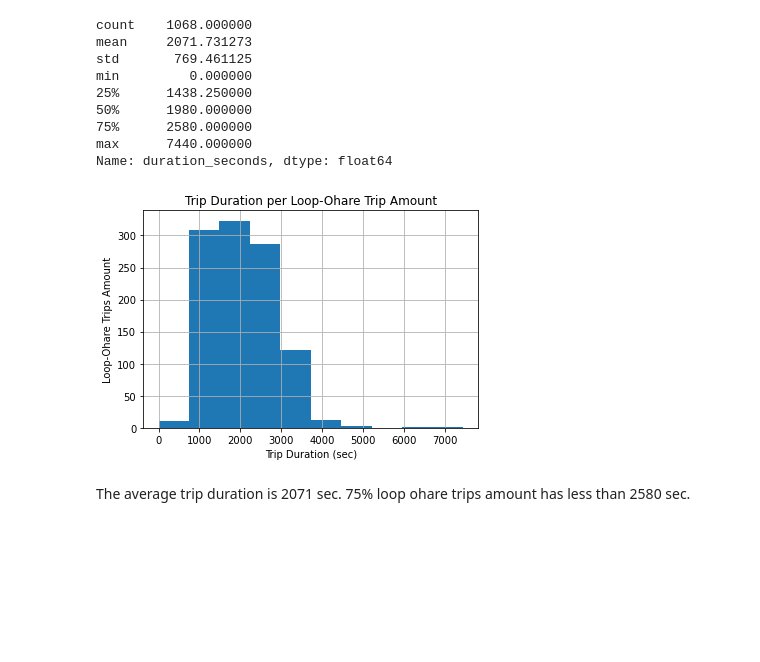
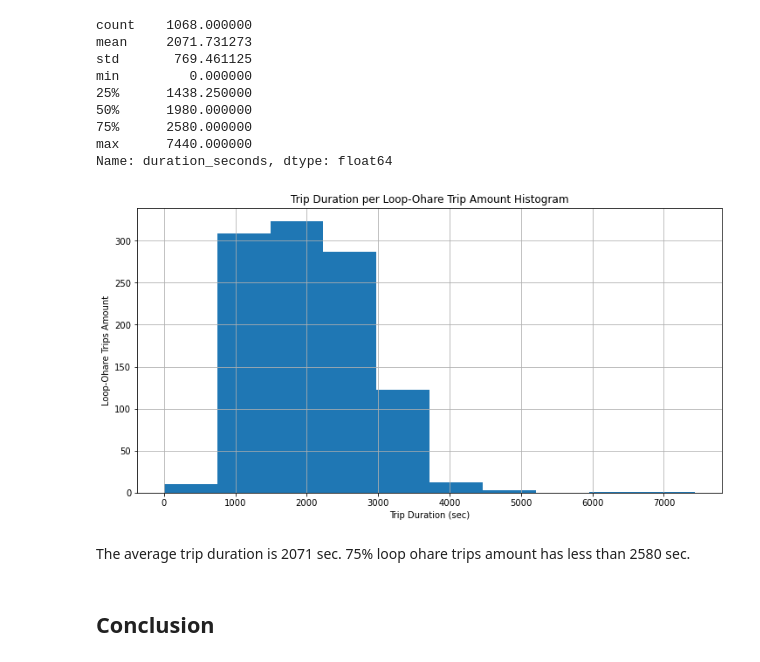
Before and after one commit to rainbowmoonlight/Yandex_Practicum_Projects, a Jupyter notebook: 05 Ride-Sharing Zuber Analysis/Ride-Sharing Zuber Analysis.ipynb, the cells around one changed output. Saved outputs shown, nothing was run; the diff lists cells and outputs as text; code cells hidden in the pictures; blank space fills up the shorter version.

Commit message:
adding analysis, testing and conclusion Zuber

```diff
--- a/05 Ride-Sharing Zuber Analysis - In Progress/Ride-Sharing Zuber Analysis.ipynb
+++ b/05 Ride-Sharing Zuber Analysis/Ride-Sharing Zuber Analysis.ipynb
@@ -708,12 +710,15 @@ min         0.000000
 max      7440.000000
 Name: duration_seconds, dtype: float64
 # %%
+plt.figure(figsize=(12,6))
 loop_ohare['duration_seconds'].hist()
-plt.title('Trip Duration per Loop-Ohare Trip Amount')
+plt.title('Trip Duration per Loop-Ohare Trip Amount Histogram')
 plt.xlabel("Trip Duration (sec)")
 plt.ylabel("Loop-Ohare Trips Amount")
 plt.show()
 # %% [output]
-[figure, old version]
+[figure, new version]
 # %% [markdown]
 The average trip duration is 2071 sec. 75% loop ohare trips amount has less than 2580 sec.
+# %% [markdown]
+## Conclusion
```
Also changed, not shown: parts of 29 cells of this notebook, 3 other files.
